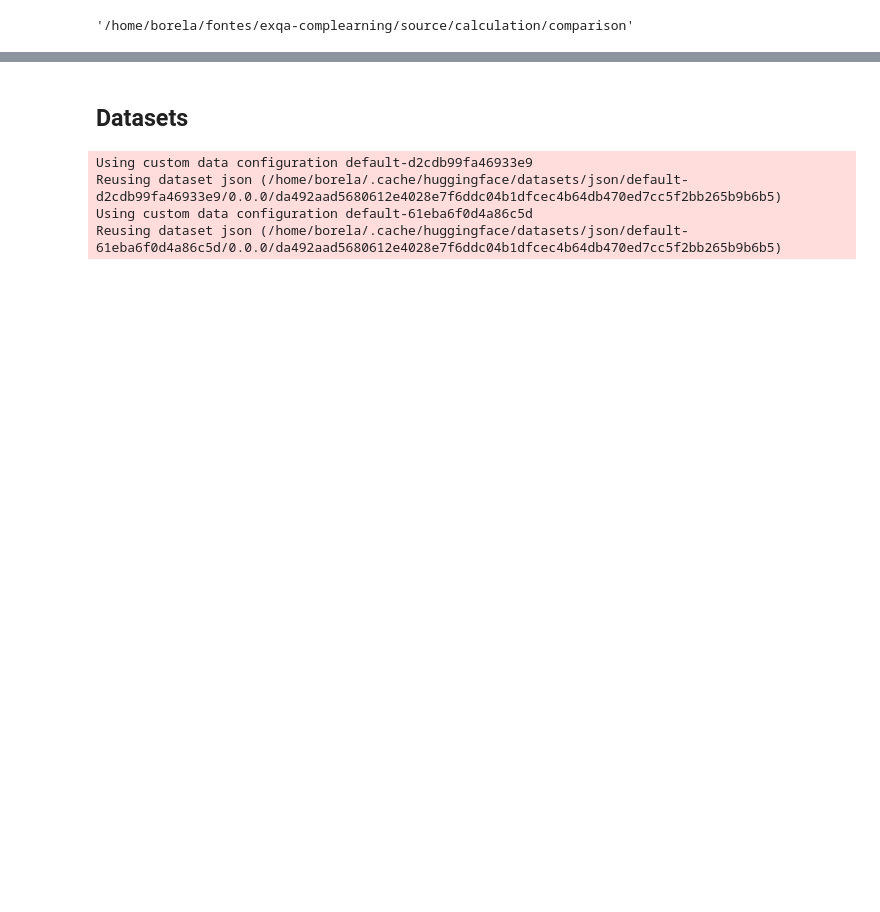
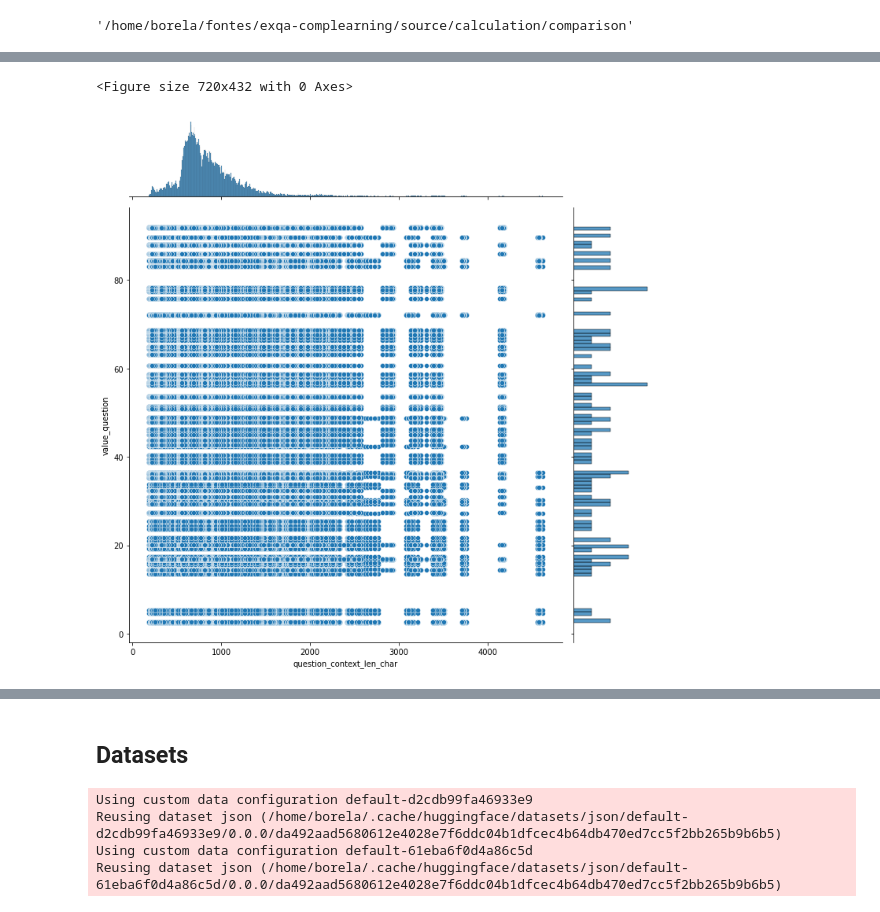
Before and after one commit to marcusborela/exqa-complearning, a Jupyter notebook: source/calculation/comparison/explore_results.ipynb, the cells around one changed output, grey strips where cells are left out. Cells and saved outputs as stored; diff of their text form; code cells hidden in the pictures; blank space fills up the shorter version.

```diff
--- a/source/calculation/comparison/explore_results.ipynb
+++ b/source/calculation/comparison/explore_results.ipynb
@@ -15,0 +23,17 @@ import pandas as pd
+# %%
+
+# Para ter repetibilidade nos resultados
+random_state = 1
+
+# Tratar valores infinitos (+ e -) como np.NaN
+pd.options.mode.use_inf_as_na = True
+
+# IMPORTANTE para tornar figuras interativas
+# %matplotlib notebook
+
+# Tamanho padrão das figuras
+figsize=(10,6)
+
+pd.set_option('display.max_row', 1000)
+
+pd.set_option('display.max_columns', 50)
@@ -17,0 +94,2 @@ from source.data_related import squad_related
+# %%
+df_calculated_metric_per_question, df_metric_question_squad = rastro_evaluation_qa.load_metric_per_question()
@@ -17,0 +161,7 @@ from source.data_related import squad_related
+# %%
+fig = plt.figure(figsize=figsize)
+# %% [output]
+<Figure size 720x432 with 0 Axes>
+# %%
+
+values_ = df_metric_question_squad.loc[:,['question_context_len_char','value_question']].values
@@ -17,0 +183,6 @@ from source.data_related import squad_related
+# %%
+g = sns.jointplot(x=values_[:,0], y=values_[:,1], height=figsize[0]) # passa parâmetro da altura (quadrado)
+g.set_axis_labels('question_context_len_char','value_question')
+plt.tight_layout()
+# %% [output]
+[figure, added]
```
Also changed, not shown: parts of 97 cells of this notebook, 15 other files.
